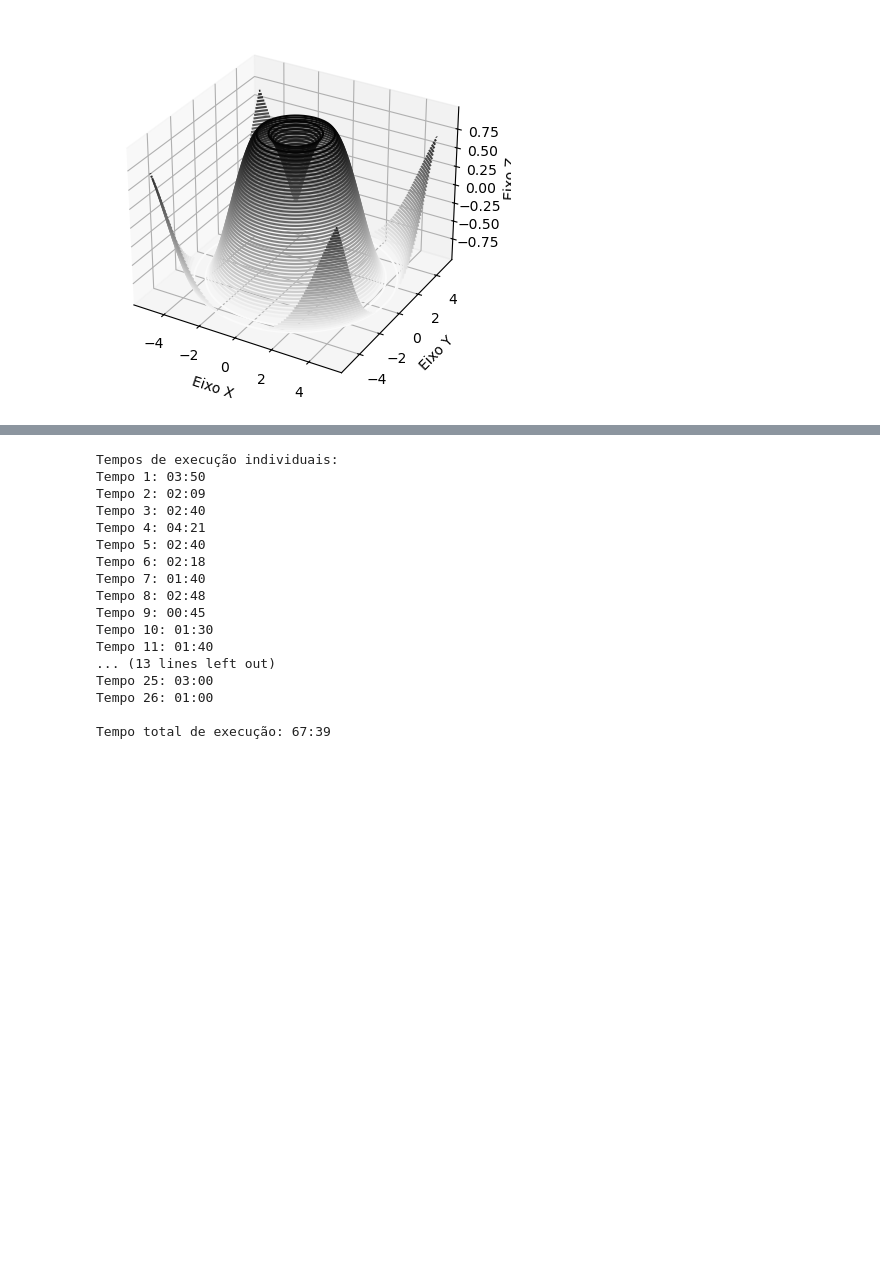
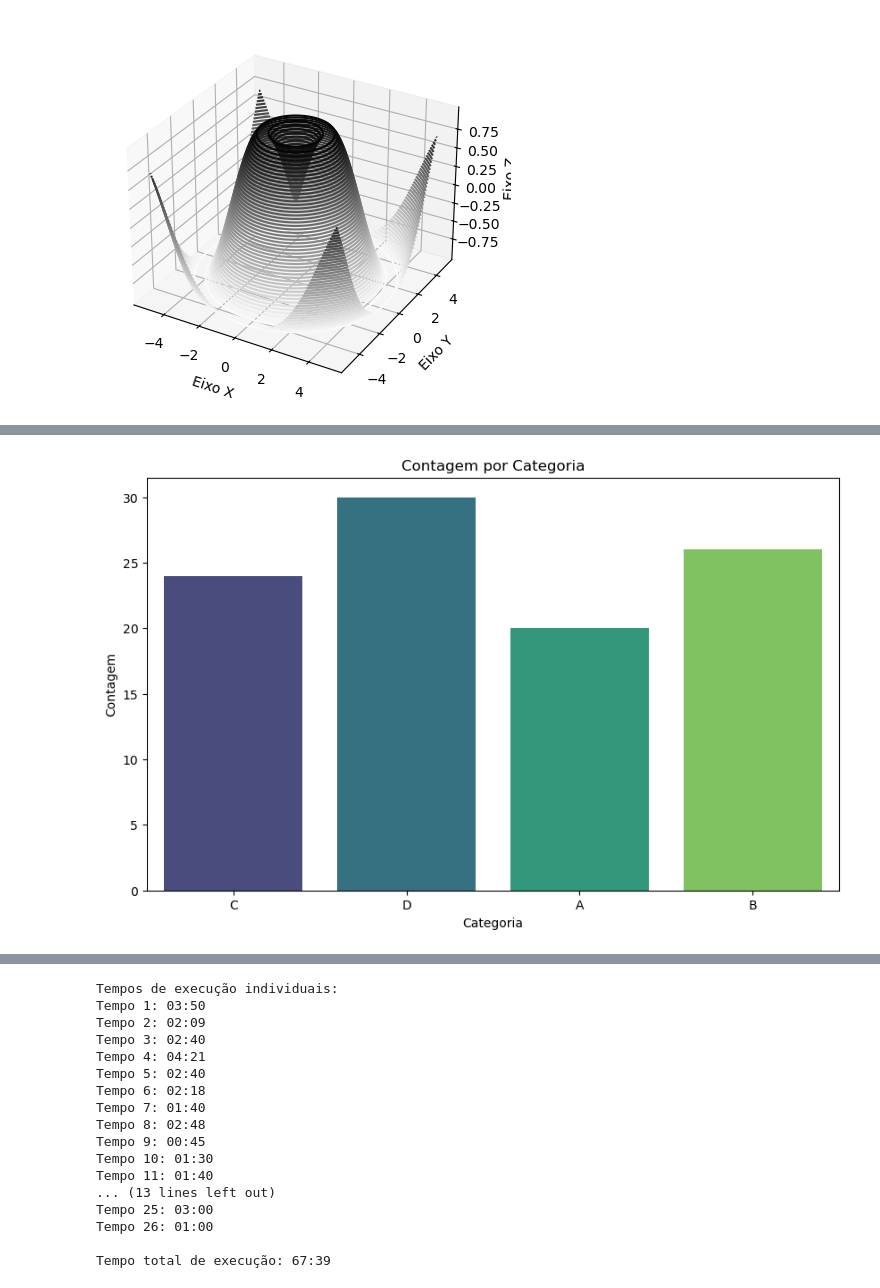
Before and after one commit to eltongaspar/python, a Jupyter notebook: #adatec - 01.ipynb, the cells around one changed output, grey strips where cells are left out. Drawn from its saved outputs; the diff is of its cells as text; code cells hidden in the pictures; blank space fills up the shorter version.

```diff
--- a/#adatec - 01.ipynb
+++ b/#adatec - 01.ipynb
@@ -1405,3 +1405,82 @@ ax.set_zlabel('Eixo Z')
 plt.show()
 # %% [output]
 [figure]
+# %%
+import pandas as pd
+import numpy as np
+import matplotlib.pyplot as plt
+import seaborn as sns
+from mpl_toolkits.mplot3d import Axes3D
+
+# Criação de dados fictícios
+np.random.seed(42)
+data = {
+    'Categoria': np.random.choice(['A', 'B', 'C', 'D'], size=100),
+    'Valor1': np.random.normal(loc=50, scale=10, size=100),
+    'Valor2': np.random.normal(loc=30, scale=5, size=100),
+    'Valor3': np.random.normal(loc=40, scale=15, size=100),
+    'Data': pd.date_range(start='2023-01-01', periods=100, freq='D')
+}
+
+df = pd.DataFrame(data)
+
+# Análise básica dos dados
+print(df.head())
+print(df.describe())
+print(df['Categoria'].value_counts())
+
+# Gráfico de barras
+plt.figure(figsize=(10, 6))
+sns.countplot(x='Categoria', data=df, palette='viridis')
+plt.title('Contagem por Categoria')
+plt.xlabel('Categoria')
+plt.ylabel('Contagem')
+plt.show()
+
+# Gráfico de linhas
+plt.figure(figsize=(10, 6))
+for category in df['Categoria'].unique():
+    subset = df[df['Categoria'] == category]
+    plt.plot(subset['Data'], subset['Valor1'], label=f'Categoria {category}')
+plt.title('Valor1 ao longo do tempo por Categoria')
+plt.xlabel('Data')
+plt.ylabel('Valor1')
+plt.legend()
+plt.show()
+
+# Gráfico de dispersão
+plt.figure(figsize=(10, 6))
+sns.scatterplot(x='Valor1', y='Valor2', hue='Categoria', data=df, palette='viridis')
+plt.title('Dispersão de Valor1 vs Valor2 por Categoria')
+plt.xlabel('Valor1')
+plt.ylabel('Valor2')
+plt.show()
+
+# Gráfico de histograma
+plt.figure(figsize=(10, 6))
+sns.histplot(df['Valor3'], bins=20, kde=True, color='purple')
+plt.title('Histograma de Valor3')
+plt.xlabel('Valor3')
+plt.ylabel('Frequência')
+plt.show()
+
+# Gráfico de caixa (boxplot)
+plt.figure(figsize=(10, 6))
+sns.boxplot(x='Categoria', y='Valor1', data=df, palette='viridis')
+plt.title('Boxplot de Valor1 por Categoria')
+plt.xlabel('Categoria')
+plt.ylabel('Valor1')
+plt.show()
+
+# Gráfico 3D
+fig = plt.figure(figsize=(10, 6))
+ax = fig.add_subplot(111, projection='3d')
+scatter = ax.scatter(df['Valor1'], df['Valor2'], df['Valor3'], c=pd.factorize(df['Categoria'])[0], cmap='viridis')
+legend1 = ax.legend(*scatter.legend_elements(), title="Categorias")
+ax.add_artist(legend1)
+ax.set_title('Gráfico 3D de Valor1, Valor2 e Valor3')
+ax.set_xlabel('Valor1')
+ax.set_ylabel('Valor2')
+ax.set_zlabel('Valor3')
+plt.show()
+# %% [output]
@@ -1407,0 +1504 @@ plt.show()
+[figure, added]
```
Also changed, not shown: parts of 1 cell of this notebook.
